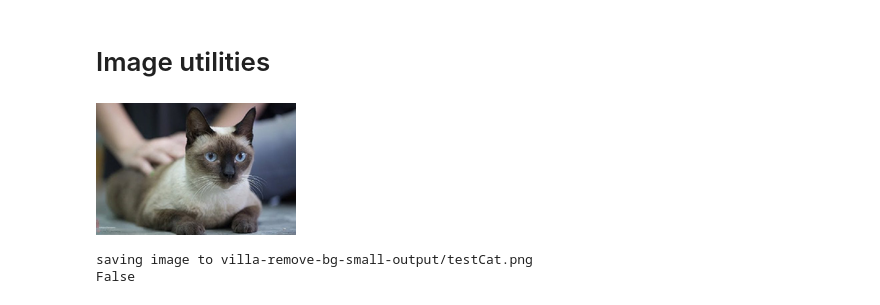
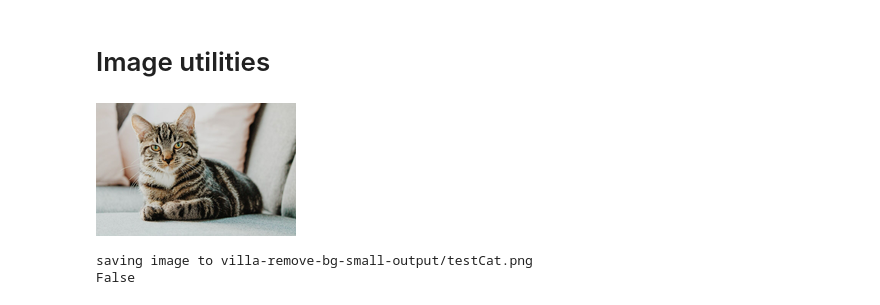
Before and after one commit to thanakijwanavit/nicHelper, a Jupyter notebook: Images.ipynb, the cells around one changed output. Cells and saved outputs as stored; diff of their text form; code cells hidden in the pictures.

```diff
--- a/Images.ipynb
+++ b/Images.ipynb
@@ -35,10 +35,10 @@ def resizeImage(url:str,width:int):
   resizedImg = resizeimage.resize_width(img, 200)
   return resizedImg
 # %%
-url = 'https://img-ha.mthcdn.com/5-2b2lE80S1Lr6yMIyzLuidyObA=/en.mthai.com/app/uploads/2018/01/hqdefault-1.jpg'
+url = 'https://thethaiger.com/wp-content/uploads/2021/02/cat.jpg'
 resizeImage(url, 400)
 # %% [output]
-[figure, old version]
+[figure, new version]
 # %%
 #export
 def showImgS3(bucket, key):
```
Also changed, not shown: 14 other files.
